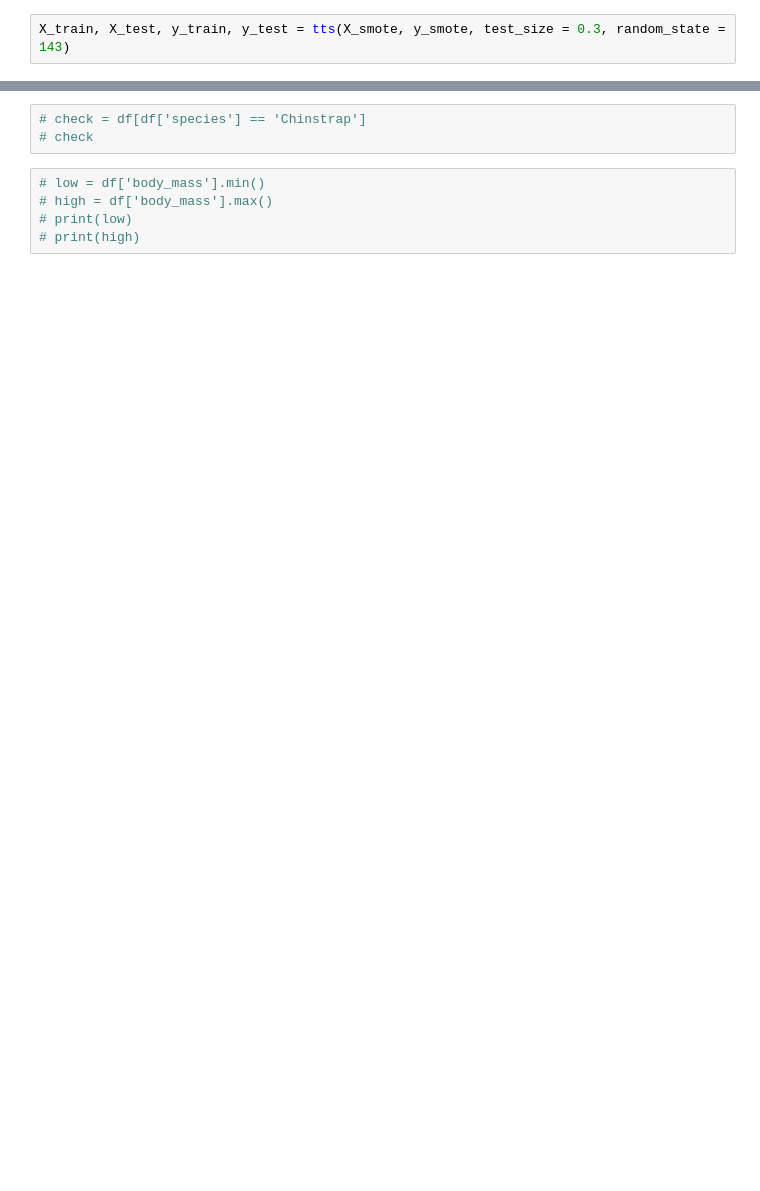
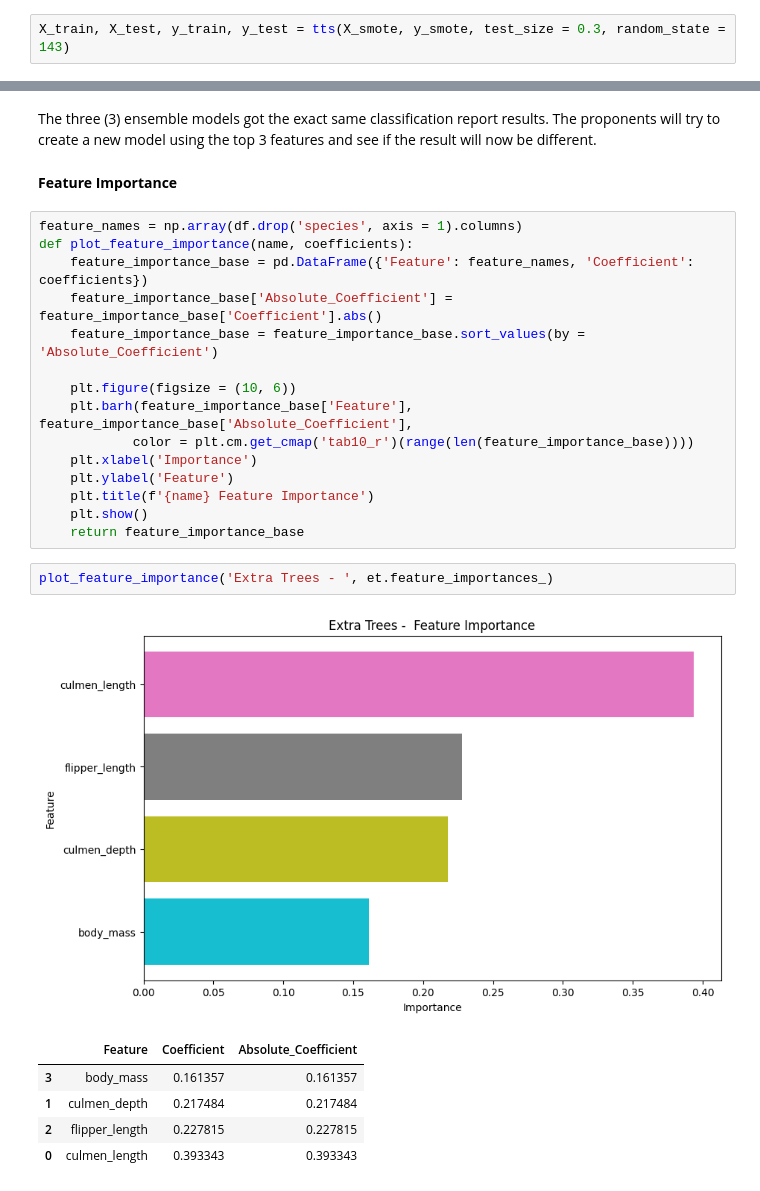
Before and after one commit to Jbsmplms/ccproject, a Jupyter notebook: Group5_ModelDevelopment.ipynb, the cells around one changed output, grey strips where cells are left out. Drawn from its saved outputs; the diff is of its cells as text; blank space fills up the shorter version.

```diff
--- a/Group5_ModelDevelopment.ipynb
+++ b/Group5_ModelDevelopment.ipynb
@@ -100,8 +157,28 @@ weighted avg       0.99      0.99      0.99       136
-# %%
-# check = df[df['species'] == 'Chinstrap']
-# check
-# %%
-# low = df['body_mass'].min()
-# high = df['body_mass'].max()
-# print(low)
-# print(high)
+# %% [markdown]
+The three (3) ensemble models got the exact same classification report results. The proponents will try to create a new model using the top 3 features and see if the result will now be different.
+# %% [markdown]
+**Feature Importance**
+# %%
+feature_names = np.array(df.drop('species', axis = 1).columns)
+def plot_feature_importance(name, coefficients):
+    feature_importance_base = pd.DataFrame({'Feature': feature_names, 'Coefficient': coefficients})
+    feature_importance_base['Absolute_Coefficient'] = feature_importance_base['Coefficient'].abs()
+    feature_importance_base = feature_importance_base.sort_values(by = 'Absolute_Coefficient')
+
+    plt.figure(figsize = (10, 6))
+    plt.barh(feature_importance_base['Feature'], feature_importance_base['Absolute_Coefficient'],
+            color = plt.cm.get_cmap('tab10_r')(range(len(feature_importance_base))))
+    plt.xlabel('Importance')
+    plt.ylabel('Feature')
+    plt.title(f'{name} Feature Importance')
+    plt.show()
+    return feature_importance_base
+# %%
+plot_feature_importance('Extra Trees - ', et.feature_importances_)
+# %% [output]
+[figure, added]
+|  | Feature | Coefficient | Absolute_Coefficient |
+| 3 | body_mass | 0.161357 | 0.161357 |
+| 1 | culmen_depth | 0.217484 | 0.217484 |
+| 2 | flipper_length | 0.227815 | 0.227815 |
+| 0 | culmen_length | 0.393343 | 0.393343 |
```
Also changed, not shown: parts of 37 cells of this notebook, 6 other files.
